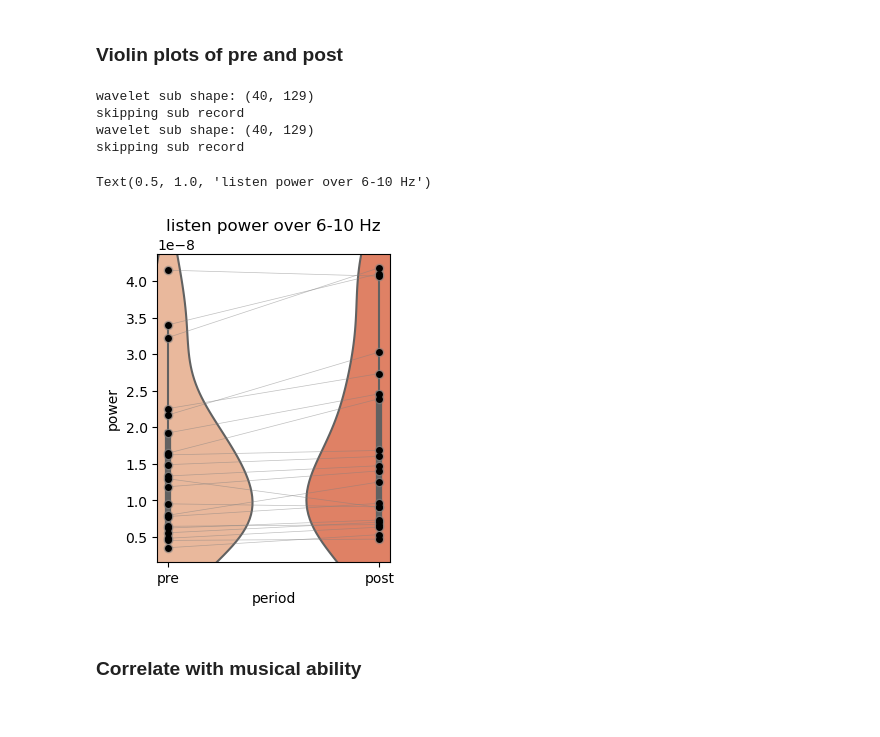
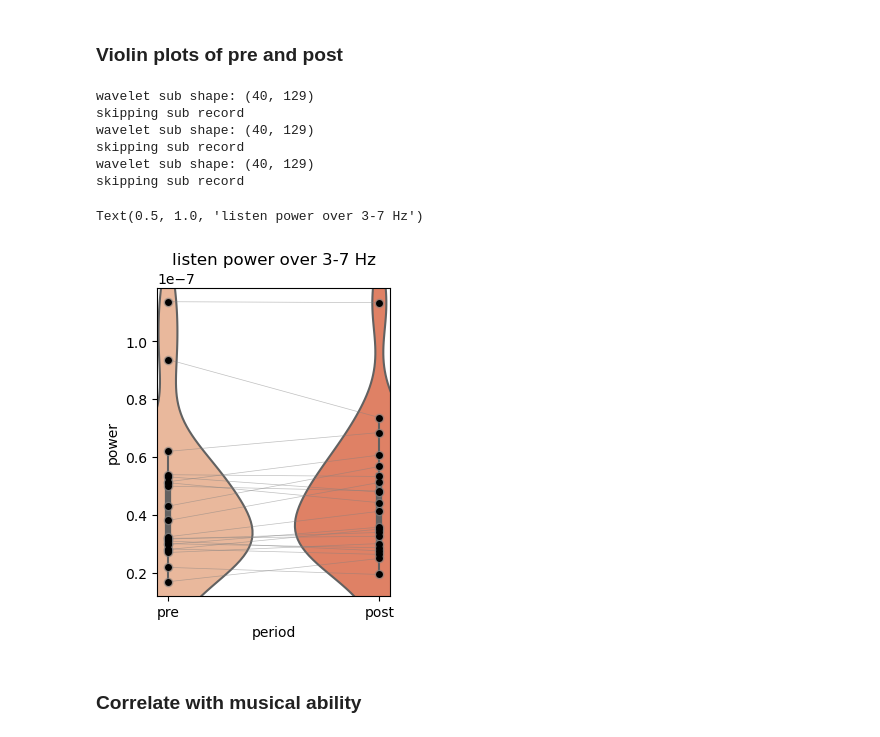
Before and after one commit to haiqin-zhang/AM-EEG, a Jupyter notebook: wavelet/plot_all_diffs.ipynb, the cells around one changed output. Saved outputs shown, nothing was run; the diff lists cells and outputs as text; code cells hidden in the pictures.

```diff
--- a/wavelet/plot_all_diffs.ipynb
+++ b/wavelet/plot_all_diffs.ipynb
@@ -167,6 +167,7 @@ Text(0.5, 0, 'freqs')
 # %%
 #TO DO??
 
+power_df_37 = power_over_subs(subjects_to_process, wavelet_dir, already_ave=True, freqs_to_sum=[3,7], ch_to_process = ['Cz'])
 power_df_610 = power_over_subs(subjects_to_process, wavelet_dir, already_ave=True, freqs_to_sum=[7.2,9.3], ch_to_process = ['Cz'])
 power_df_1230 = power_over_subs(subjects_to_process, wavelet_dir, already_ave=True, freqs_to_sum=[12,30], ch_to_process = ['Cz'])
 # %% [output]
@@ -174,6 +175,8 @@ wavelet sub shape: (40, 129)
 skipping sub record
 wavelet sub shape: (40, 129)
 skipping sub record
+wavelet sub shape: (40, 129)
+skipping sub record
 # %%
 def find_power_diff(power_df):
     """
@@ -207,13 +211,13 @@ def plot_power_bands(power_df_band):
         subject_data = power_df_band[power_df_band['subject'] == subject]
         plt.plot(subject_data['period'], subject_data['power'], marker='o', color='grey', alpha=0.5, linewidth=0.5)
 # %%
-plot_power_bands(power_df_610)
+plot_power_bands(power_df_37)
 #plt.ylim(-1e-8, 8e-8)
 #plt.xlim(-1,2)
-plt.title(f"{task} power over 6-10 Hz")
+plt.title(f"{task} power over 3-7 Hz")
 # %% [output]
-Text(0.5, 1.0, 'listen power over 6-10 Hz')
+Text(0.5, 1.0, 'listen power over 3-7 Hz')
-[figure, old version]
+[figure, new version]
 # %% [markdown]
 ### Correlate with musical ability
 # %%
```
Also changed, not shown: parts of 10 cells of this notebook, 25 other files.
